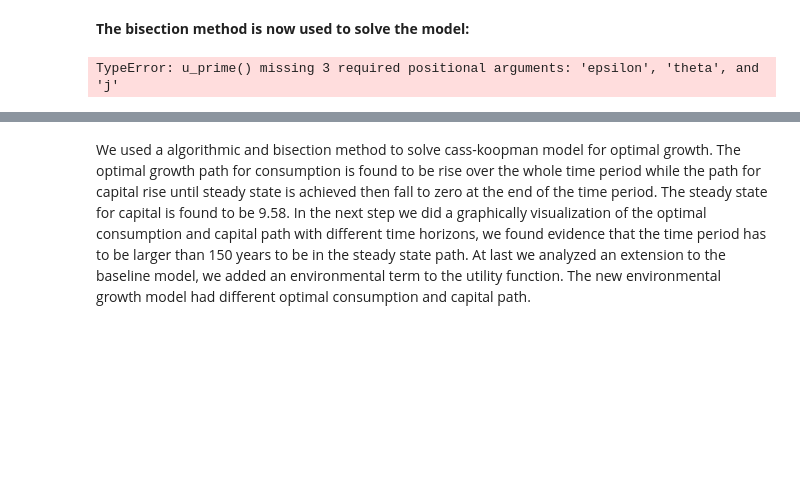
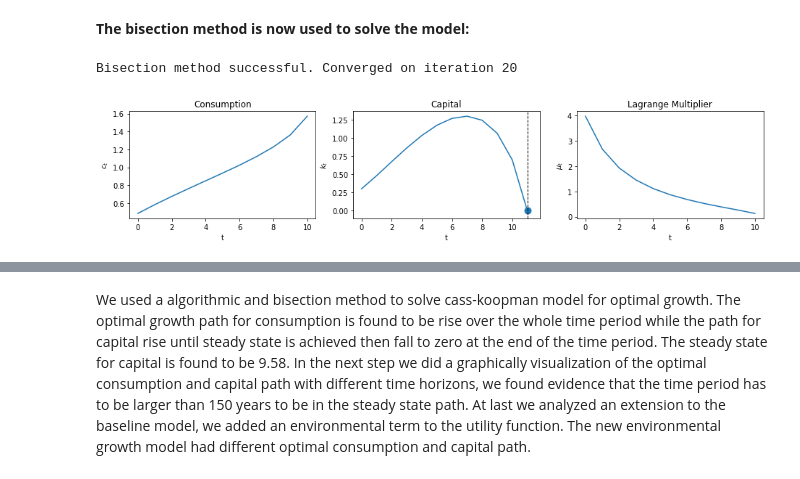
Before and after one commit to NumEconCopenhagen/projects-2020-group1, a Jupyter notebook: modelproject/modelproject.ipynb, the cells around one changed output, grey strips where cells are left out. Saved outputs shown, nothing was run; the diff lists cells and outputs as text; code cells hidden in the pictures; blank space fills up the shorter version.

```diff
--- a/modelproject/modelproject.ipynb
+++ b/modelproject/modelproject.ipynb
@@ -497,14 +497,14 @@ j=0.5
 **The model functions are defined:**
 # %%
 #The derivative of environmental utility
-def u_prime(c, gamma, epsilon, theta, j):
+def u_prime_2(c, gamma, epsilon, theta, j):
     if gamma == 1:
         return 1/c
     else:
         return c**(-gamma)-epsilon*(theta)**j
 
 #Inverse environmental utility
-def u_prime_inverse(c, gamma, epsilon, theta, j):
+def u_prime_inverse_2(c, gamma, epsilon, theta, j):
     if gamma == 1:
         return c
     else:
@@ -512,8 +512,7 @@ def u_prime_inverse(c, gamma, epsilon, theta, j):
 # %% [markdown]
 **The bisection method is now used to solve the model:**
 # %%
-
-def bisection(c, k, gamma, delta, beta, alpha, A, tol=1e-4, max_iter=1e4, terminal=0):
+def bisection(c, k, gamma, delta, beta, alpha, A, tol=1e-4, max_iter=1e4, terminal=0): # Terminal is the value we are estimating towards
 
     #Step 1: Initialise
     T = len(c) - 1
@@ -532,10 +531,13 @@ def bisection(c, k, gamma, delta, beta, alpha, A, tol=1e-4, max_iter=1e4, termin
 
         # Step 3: Determine sub-interval
         if path_k[T+1] - terminal > tol:
+            # If assets are too high the c[0] we chose is a lower bound on possible values of c[0]
             c_low = c[0]
         elif path_k[T+1] - terminal < -tol:
+            # If assets fell too quickly, the c[0] we chose is an upper bound on possible values of c[0]
             c_high=c[0]
         elif path_k[T] == terminal:
+            # If assets fell too quickly, the c[0] we chose is now an uppernbound on possible values of c[0]
             c_high=c[0]
 
         i += 1
@@ -545,8 +547,8 @@ def bisection(c, k, gamma, delta, beta, alpha, A, tol=1e-4, max_iter=1e4, termin
     else:
         print('Bisection method failed')
 
-    u = u_prime(c=path_c, gamma=gamma, epsilon=epsilon, theta=theta, j=j)
-    return path_c, path_k, u
+    u_2 = u_prime_2(c=path_c, gamma=gamma, theta=theta, j=j, epsilon=epsilon)
+    return path_c, path_k, u_2
 
     T = 10
 c = np.zeros(T+1)
@@ -554,34 +556,35 @@ k = np.zeros(T+2)
 
 k[0] = 0.3 # Initial k
 c[0] = 0.3 # Initial guess of c_0
 
 paths = bisection(c, k, gamma, delta, beta, alpha, A)
 
 def plot_paths(paths, axes=None, ss=None):
 
     T = len(paths[0])
 
     if axes is None:
         fix, axes = plt.subplots(1, 3, figsize=(13, 3))
 
     ylabels = ['$c_t$', '$k_t$', '$\mu_t$']
     titles = ['Consumption', 'Capital', 'Lagrange Multiplier']
 
     for path, y, title, ax in zip(paths, ylabels, titles, axes):
         ax.plot(path)
         ax.set(ylabel=y, title=title, xlabel='t')
 
     #Plotting the steady state value of k
     if ss is not None:
         axes[1].axhline(ss, c='k', ls='--', lw=1)
 
     axes[1].axvline(T, c='k', ls='--', lw=1)
     axes[1].scatter(T, paths[1][-1], s=80)
     plt.tight_layout()
 
 plot_paths(paths)
 # %% [output]
-TypeError: u_prime() missing 3 required positional arguments: 'epsilon', 'theta', and 'j'
+Bisection method successful. Converged on iteration 20
+[figure, added]
 # %%
 The optimal consumption path has evidently changed to lower consumption in the fist 9 periods then a quite radical rise in the tenth period after having added the environmental terms. The optimal capital path has also changed to a bigger fall of capital in the last period.
 # %% [output]
```
Also changed, not shown: parts of 1 cell of this notebook.
